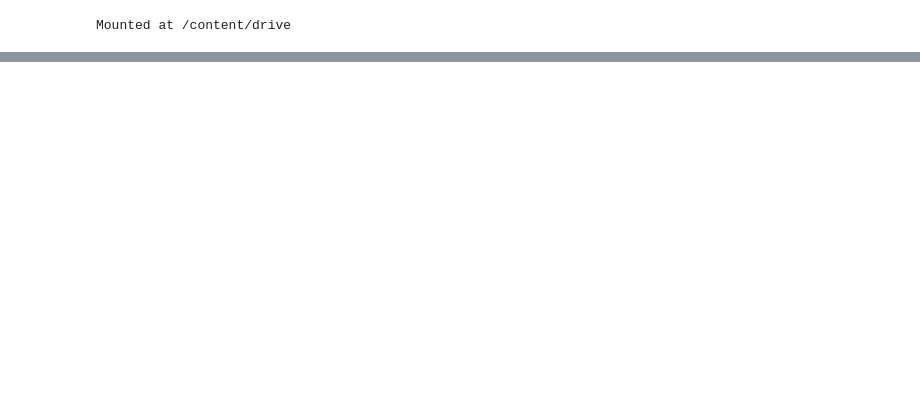
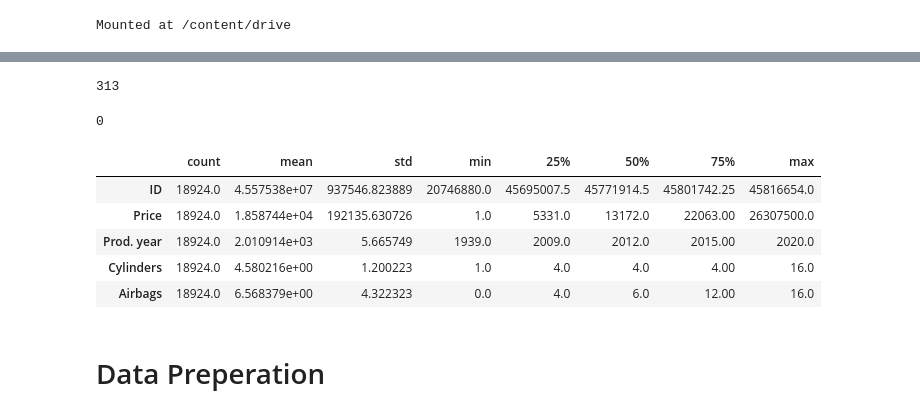
Before and after one commit to hasanzeynal/Streamlit-Car-Price, a Jupyter notebook: Modeling/car_price_prediction_with_tensorflow.ipynb, the cells around one changed output, grey strips where cells are left out. Drawn from its saved outputs; the diff is of its cells as text; code cells hidden in the pictures; blank space fills up the shorter version.

```diff
--- a/Modeling/car_price_prediction_with_tensorflow.ipynb
+++ b/Modeling/car_price_prediction_with_tensorflow.ipynb
@@ -55,0 +88,24 @@ test_df.isna().sum(),train_df.isna().sum()
+# %%
+#checking for duplicate values
+train_df.duplicated().sum()
+# %% [output]
+313
+# %%
+#drop duplicate values
+train_df = train_df.drop_duplicates(keep='first')
+# %%
+#checking for duplicate values again
+train_df.duplicated().sum() #is fine now
+# %% [output]
+0
+# %%
+train_df.describe().T
+# %% [output]
+|  | count | mean | std | min | 25% | 50% | 75% | max |
+| ID | 18924.0 | 4.557538e+07 | 937546.823889 | 20746880.0 | 45695007.5 | 45771914.5 | 45801742.25 | 45816654.0 |
+| Price | 18924.0 | 1.858744e+04 | 192135.630726 | 1.0 | 5331.0 | 13172.0 | 22063.00 | 26307500.0 |
+| Prod. year | 18924.0 | 2.010914e+03 | 5.665749 | 1939.0 | 2009.0 | 2012.0 | 2015.00 | 2020.0 |
+| Cylinders | 18924.0 | 4.580216e+00 | 1.200223 | 1.0 | 4.0 | 4.0 | 4.00 | 16.0 |
+| Airbags | 18924.0 | 6.568379e+00 | 4.322323 | 0.0 | 4.0 | 6.0 | 12.00 | 16.0 |
+# %% [markdown]
+# Data Preperation
```
Also changed, not shown: parts of 41 cells of this notebook.
